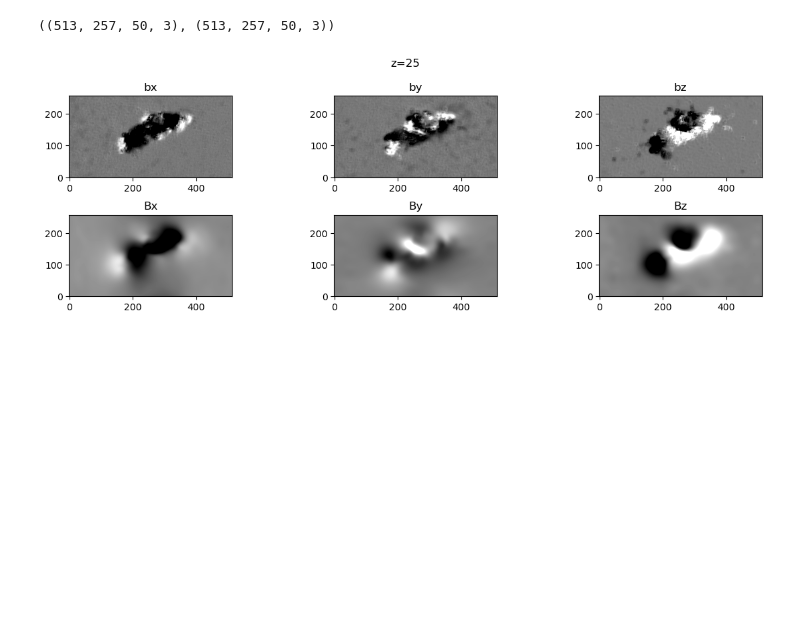
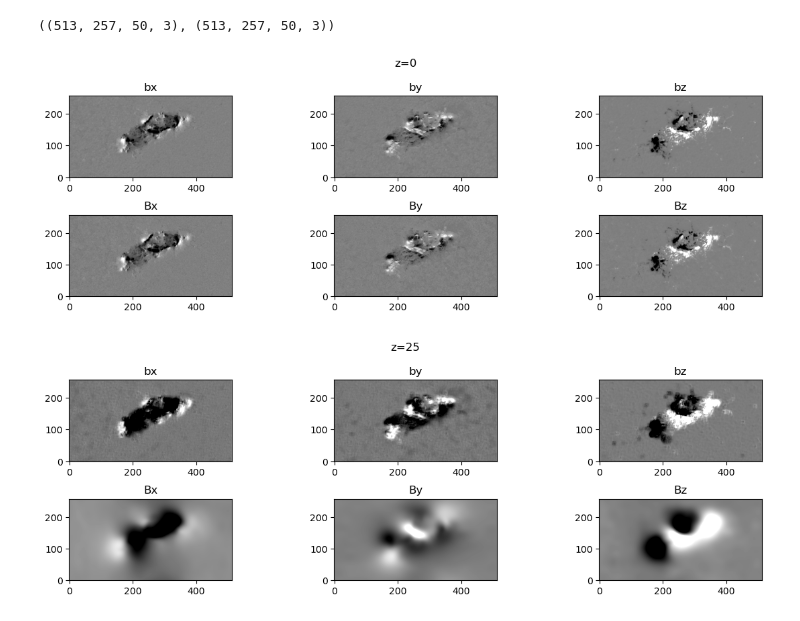
Before and after one commit to mgjeon/2023_project, a Jupyter notebook: CNN_NF2/NF2_compare/ISEE-11158-series_3DUnet.ipynb, the cells around one changed output. Drawn from its saved outputs; the diff is of its cells as text; code cells hidden in the pictures; blank space fills up the shorter version.

```diff
--- a/CNN_NF2/NF2_compare/ISEE-11158-series_3DUnet.ipynb
+++ b/CNN_NF2/NF2_compare/ISEE-11158-series_3DUnet.ipynb
@@ -123,6 +123,10 @@ b.shape, B.shape
 from tools.ploting import plot_overview
 from tools.metric import evaluate
 from tools.metric_another import metrics
+# %%
+plot_overview(b, B, z=0, b_norm=1000)
+# %% [output]
+[figure, added]
 # %%
 plot_overview(b, B, z=25, b_norm=100)
 # %% [output]
```
Also changed, not shown: parts of 1 cell of this notebook, 15 other files.
